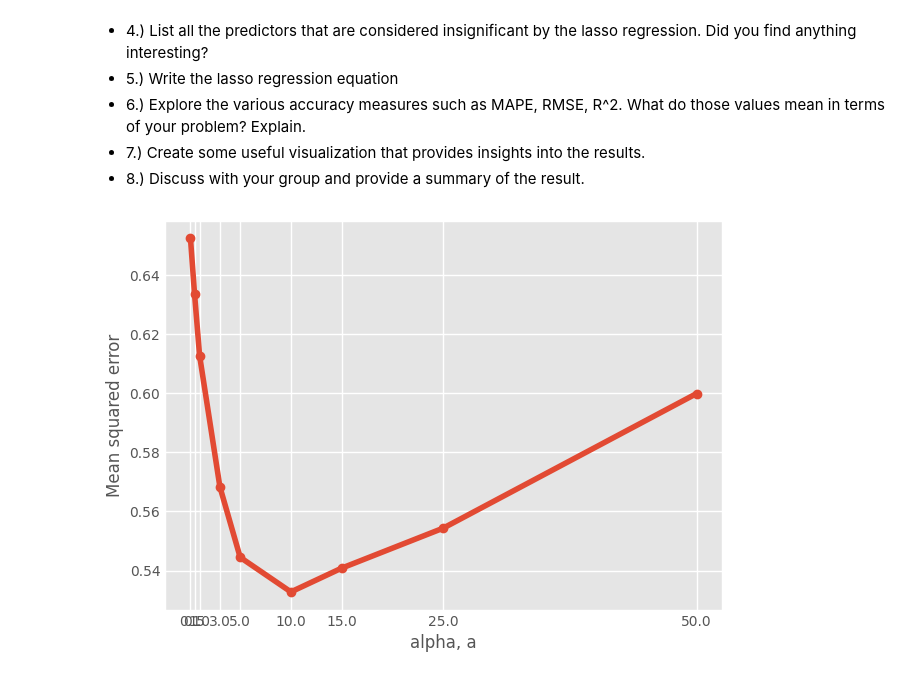
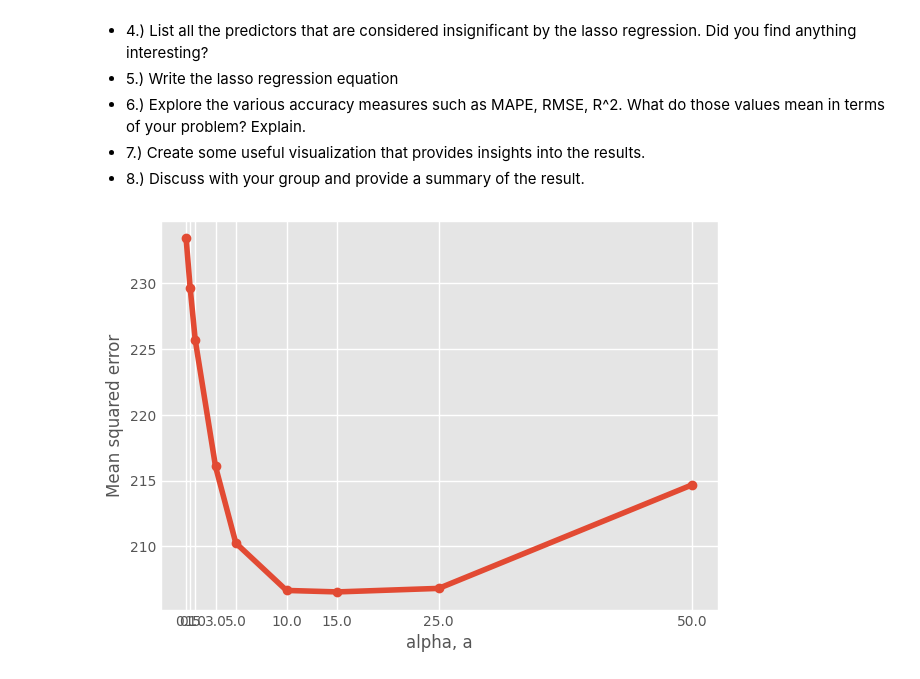
Before and after one commit to sah9j/DataDive1, a Jupyter notebook: Regression DATA Dive Baseball Players dataset Fall 2023.ipynb, the cells around one changed output. Drawn from its saved outputs; the diff is of its cells as text; code cells hidden in the pictures.

```diff
--- a/Regression DATA Dive Baseball Players dataset Fall 2023.ipynb
+++ b/Regression DATA Dive Baseball Players dataset Fall 2023.ipynb
@@ -525,30 +525,30 @@ mean in terms of your problem? Explain.
 # %%
 from sklearn.linear_model import Lasso
 from sklearn.metrics import mean_squared_error, mean_absolute_error, mean_absolute_percentage_error
 import numpy as np
 
 
 #Code Block 41
 
 alphas = [0.1, 0.5, 1, 3, 5, 10, 15, 25, 50] # here alpha is the lambda in the lecture note, the coefficient of lasso penalty
 scores = []
 
 
 
 for a in alphas:
     lasso = Lasso(alpha = a)
     # Fit the Lasso regression model
     lasso.fit(X_train_sc, Y_train)
     predictions = lasso.predict(X_test_sc)
-    scores.append(mean_absolute_percentage_error(Y_test, predictions))
+    scores.append(mean_absolute_error(Y_test, predictions))
 
 
 plt.plot(alphas, scores, '-o')
 plt.xlabel('alpha, a')
 plt.ylabel('Mean squared error')
 plt.xticks(alphas)
 plt.show()
 
 #Note: we should use the validation data to find the value of parameters rather than the test data
 # %% [output]
-[figure, old version]
+[figure, new version]
```
